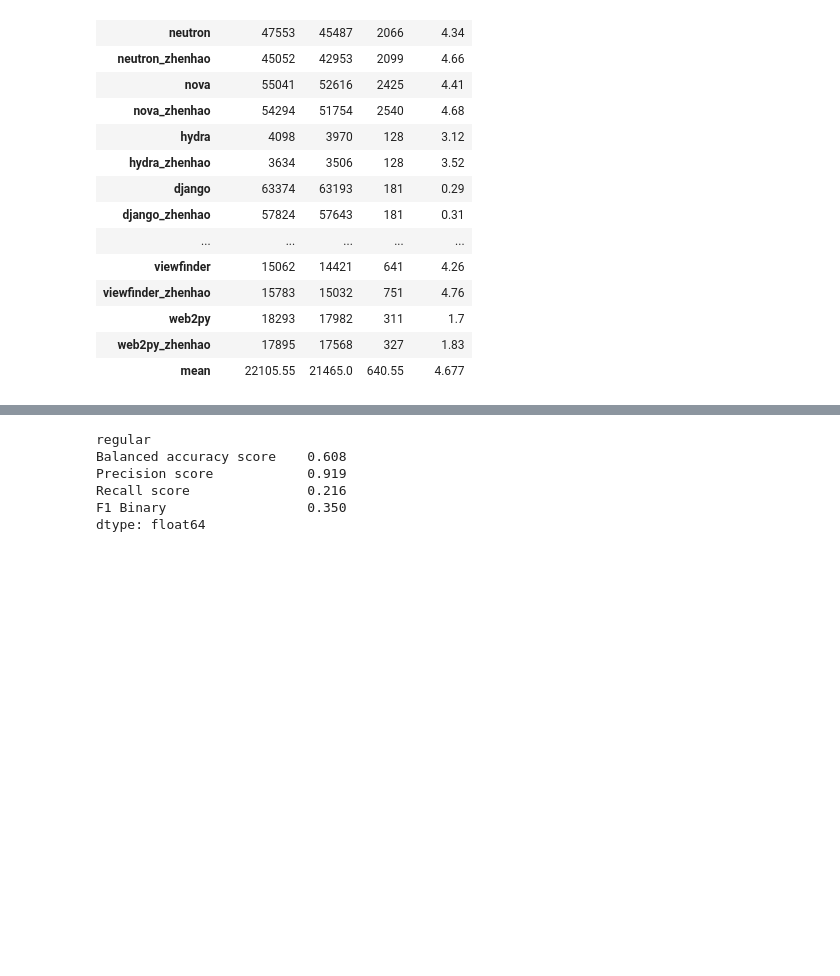
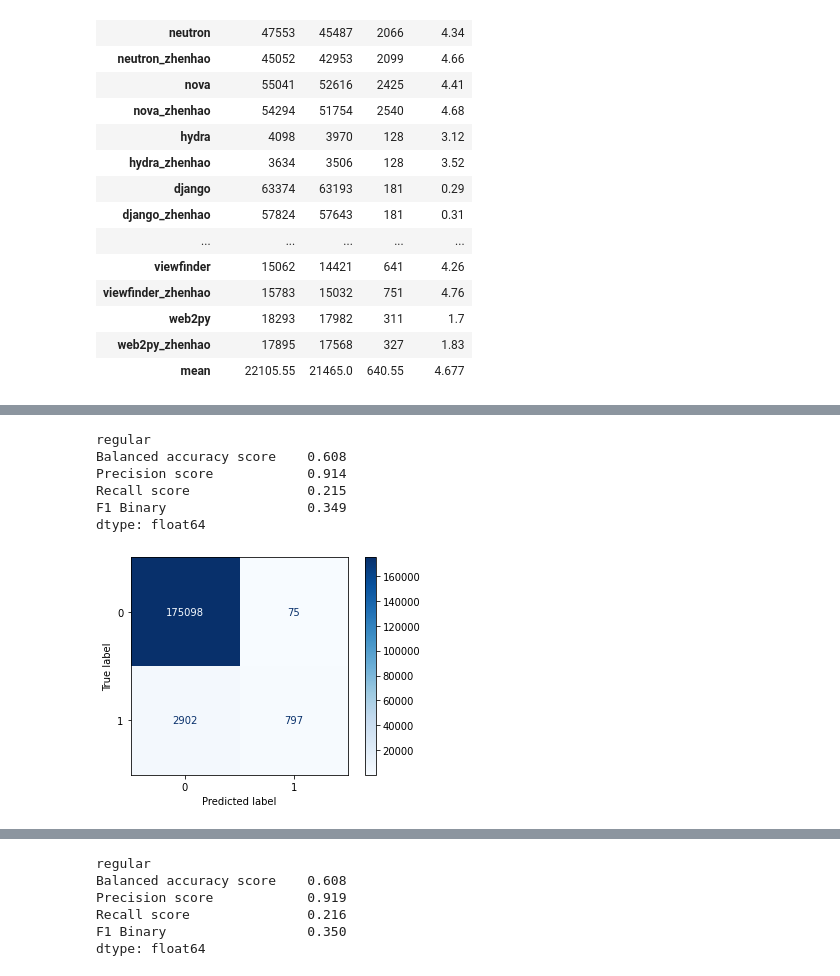
Before and after one commit to ncktl/logcheck, a Jupyter notebook: notebooks/my_approach.ipynb, the cells around one changed output, grey strips where cells are left out. Cells and saved outputs as stored; diff of their text form; code cells hidden in the pictures; blank space fills up the shorter version.

```diff
--- a/notebooks/my_approach.ipynb
+++ b/notebooks/my_approach.ipynb
@@ -243,6 +231,73 @@ score_names = [
     "Recall score",
     "F1 Binary"
 ]
+# %%
+# Simple Random Forest Run
+
+if run_random_forests:
+    df_regular = df.drop(["context"], axis=1)
+    dataframes = [
+        ("regular", df_regular),
+        # ("corpus", df_corpus_embeddings.join(pd.DataFrame(df.contains_logging))),
+        # ("tf-idf", df_tfidf.join(pd.DataFrame(df.contains_logging))),
+        # ("regular+corpus", df_regular.join(df_corpus_embeddings)),
+        # ("regular+tfidf", df_regular.join(df_tfidf)),
+        # ("corpus+tfidf", df_corpus_embeddings.join(df_tfidf).join(pd.DataFrame(df.contains_logging))),
+        # ("regular+corpus+tfidf", df_regular.join(df_corpus_embeddings).join(df_tfidf)),
+    ]
+
+    for df_name, df_used in dataframes:
+        print(df_name)
+        # Split data into train and test sets
+        # X = df_used.drop(["contains_logging"], axis=1)
+        X = df_used.drop(["contains_logging", "location"], axis=1)
+        if "regular" in df_name:
+            X = pd.get_dummies(X, columns=["type", "parent"])
+        y = df_used.contains_logging
+        X_train, X_test, y_train, y_test = train_test_split(X, y, test_size = 0.25, stratify=y, random_state=0)
+        # X_train.head()
+        classifier = RandomForestClassifier(n_estimators=9, random_state=0)
+        classifier.fit(X_train, y_train)
+        y_pred = classifier.predict(X_test)
+
+        scores = [
+                balanced_accuracy_score(y_test, y_pred),
+                precision_score(y_test, y_pred),
+                recall_score(y_test, y_pred),
+                f1_score(y_test, y_pred, average='binary', pos_label=True)
+        ]
+        cm = confusion_matrix(y_test, y_pred, labels=classifier.classes_)
+        score_df = pd.DataFrame([scores], columns=score_names).mean().round(3)
+        print(score_df)
+        disp = ConfusionMatrixDisplay(confusion_matrix=cm,
+                                      display_labels=classifier.classes_)
+        disp.plot(cmap=plt.cm.Blues)
+        # plt.show()
+
+        # y_proba = classifier.predict_proba(X_test)
+        # threshold = 0.5
+        # y_pred_alt = np.where(y_proba[:, 1] > threshold, 1, 0)
+        # scores_alt = [
+        #         balanced_accuracy_score(y_test, y_pred_alt),
+        #         precision_score(y_test, y_pred_alt),
+        #         recall_score(y_test, y_pred_alt),
+        #         f1_score(y_test, y_pred_alt, average='binary', pos_label=True)
+        # ]
+        # cm_alt = confusion_matrix(y_test, y_pred_alt, labels=classifier.classes_)
+        # score_df_alt = pd.DataFrame([scores_alt], columns=score_names).mean().round(3)
+        # print(score_df_alt)
+        # disp_alt = ConfusionMatrixDisplay(confusion_matrix=cm_alt,
+        #                               display_labels=classifier.classes_)
+        # disp_alt.plot(cmap=plt.cm.Blues)
+        plt.show()
+# %% [output]
+regular
+Balanced accuracy score    0.608
+Precision score            0.914
+Recall score               0.215
+F1 Binary                  0.349
+dtype: float64
+[figure, added]
 # %%
 # Simple Random Forest Run
 
```
Also changed, not shown: parts of 10 cells of this notebook, 1 other file.
